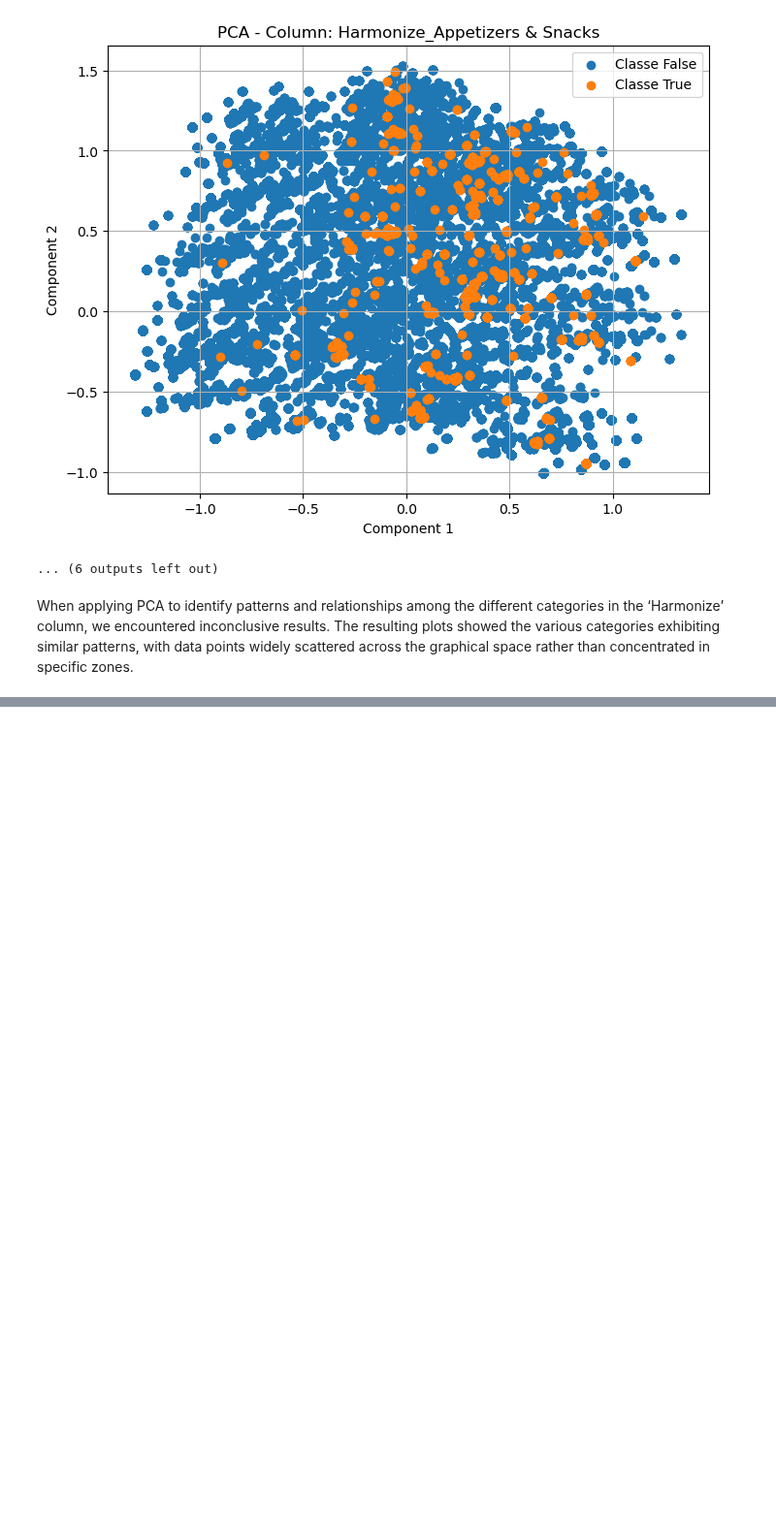
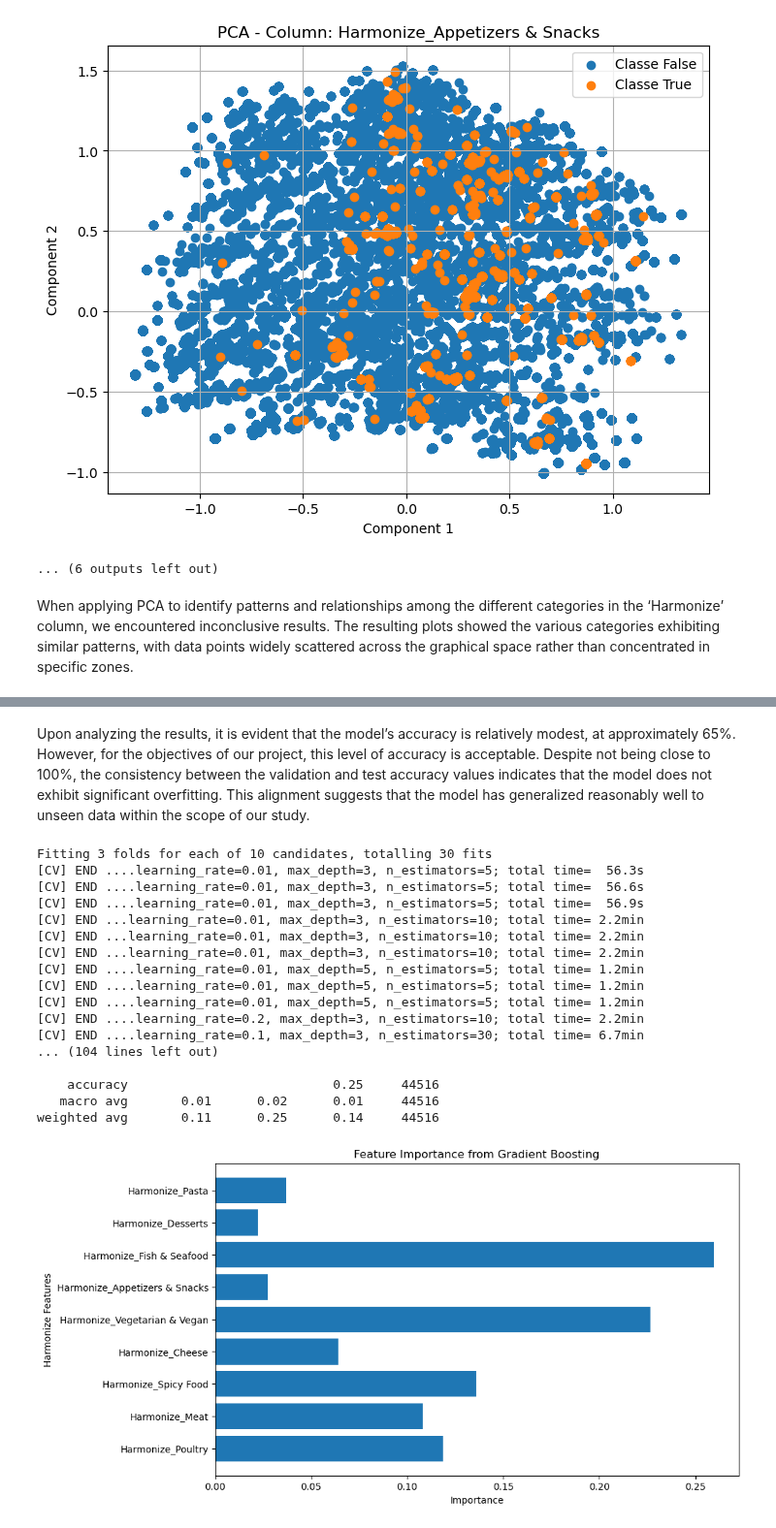
Before and after one commit to SrMasterAD/MEIA_ISEP_TEAM7_2024_2025_Challenge_2, a Jupyter notebook: notebooks/Notebook_Main_AAUT.ipynb, the cells around one changed output, grey strips where cells are left out. Shown at 97% size. Saved outputs shown, nothing was run; the diff lists cells and outputs as text; code cells hidden in the pictures; blank space fills up the shorter version.

```diff
--- a/notebooks/Notebook_Main_AAUT.ipynb
+++ b/notebooks/Notebook_Main_AAUT.ipynb
@@ -411,0 +514,78 @@ When applying PCA to identify patterns and relationships among the different cat
+# %% [markdown]
+Upon analyzing the results, it is evident that the model’s accuracy is relatively modest, at approximately 65%. However, for the objectives of our project, this level of accuracy is acceptable. Despite not being close to 100%, the consistency between the validation and test accuracy values indicates that the model does not exhibit significant overfitting. This alignment suggests that the model has generalized reasonably well to unseen data within the scope of our study.
+# %%
+grape_columns = [col for col in encoded_df.columns if col.startswith('Grapes_')]
+
+X = encoded_df[harmonize_columns]
+y = encoded_df[grape_columns]
+
+X_train_val, X_test, y_train_val, y_test = train_test_split(X, y, test_size=0.2, random_state=42)
+X_train, X_val, y_train, y_val = train_test_split(X_train_val, y_train_val, test_size=0.2, random_state=42)
+
+#####
+# Encode string labels into integers
+
+y_train_labels = y_train.idxmax(axis=1).str.replace("Grapes_", "", regex=True)
+y_val_labels = y_val.idxmax(axis=1).str.replace("Grapes_", "", regex=True)
+y_test_labels = y_test.idxmax(axis=1).str.replace("Grapes_", "", regex=True)
+
+label_encoder = LabelEncoder()
+y_train_labels = label_encoder.fit_transform(y_train_labels)
+y_val_labels = label_encoder.transform(y_val_labels)
+y_test_labels = label_encoder.transform(y_test_labels)
+#####
+
+# Define the parameter grid with fewer options for faster execution
+param_dist = {
+    'n_estimators': [5, 10, 30],
+    'learning_rate': [0.01, 0.1, 0.2],
+    'max_depth': [3, 5],
+}
+
+# Initialize the model
+gb_model = GradientBoostingClassifier(random_state=42)
+
+# Perform RandomizedSearchCV with reduced folds
+random_search = RandomizedSearchCV(estimator=gb_model, param_distributions=param_dist,
+                                   n_iter=10, cv=3, scoring='accuracy', n_jobs=-1, verbose=2, random_state=42)
+random_search.fit(X_train, y_train_labels)
+
+# Get the best model and its parameters
+best_model = random_search.best_estimator_
+
+# Predictions using the best model
+gb_val_predictions = best_model.predict(X_val)
+gb_test_predictions = best_model.predict(X_test)
+
+print("\nClassification Report for Gradient Boosting on Test Set:")
+print(classification_report(y_test_labels, gb_test_predictions))
+
+# Feature Importance of the Best Model
+feature_importances = best_model.feature_importances_
+
+# Plot the feature importances
+plt.figure(figsize=(10, 6))
+plt.barh(harmonize_columns, feature_importances, align="center")
+plt.xlabel("Importance")
+plt.ylabel("Harmonize Features")
+plt.title("Feature Importance from Gradient Boosting")
+plt.show()
+# %% [output]
+Fitting 3 folds for each of 10 candidates, totalling 30 fits
+[CV] END ....learning_rate=0.01, max_depth=3, n_estimators=5; total time=  56.3s
+[CV] END ....learning_rate=0.01, max_depth=3, n_estimators=5; total time=  56.6s
+[CV] END ....learning_rate=0.01, max_depth=3, n_estimators=5; total time=  56.9s
+[CV] END ...learning_rate=0.01, max_depth=3, n_estimators=10; total time= 2.2min
+[CV] END ...learning_rate=0.01, max_depth=3, n_estimators=10; total time= 2.2min
+[CV] END ...learning_rate=0.01, max_depth=3, n_estimators=10; total time= 2.2min
+[CV] END ....learning_rate=0.01, max_depth=5, n_estimators=5; total time= 1.2min
+[CV] END ....learning_rate=0.01, max_depth=5, n_estimators=5; total time= 1.2min
+[CV] END ....learning_rate=0.01, max_depth=5, n_estimators=5; total time= 1.2min
+[CV] END ....learning_rate=0.2, max_depth=3, n_estimators=10; total time= 2.2min
+[CV] END ....learning_rate=0.1, max_depth=3, n_estimators=30; total time= 6.7min
+... (104 lines left out)
+
+    accuracy                           0.25     44516
+   macro avg       0.01      0.02      0.01     44516
+weighted avg       0.11      0.25      0.14     44516
+[figure, added]
```
Also changed, not shown: parts of 9 cells of this notebook.
